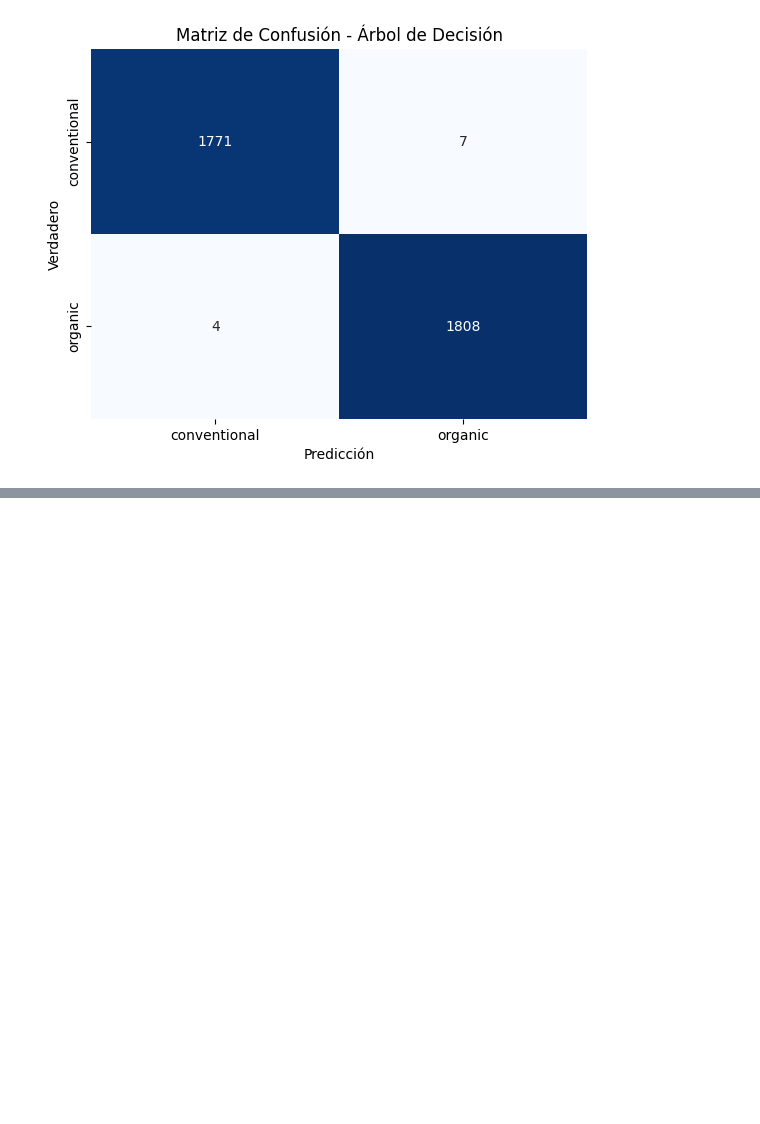
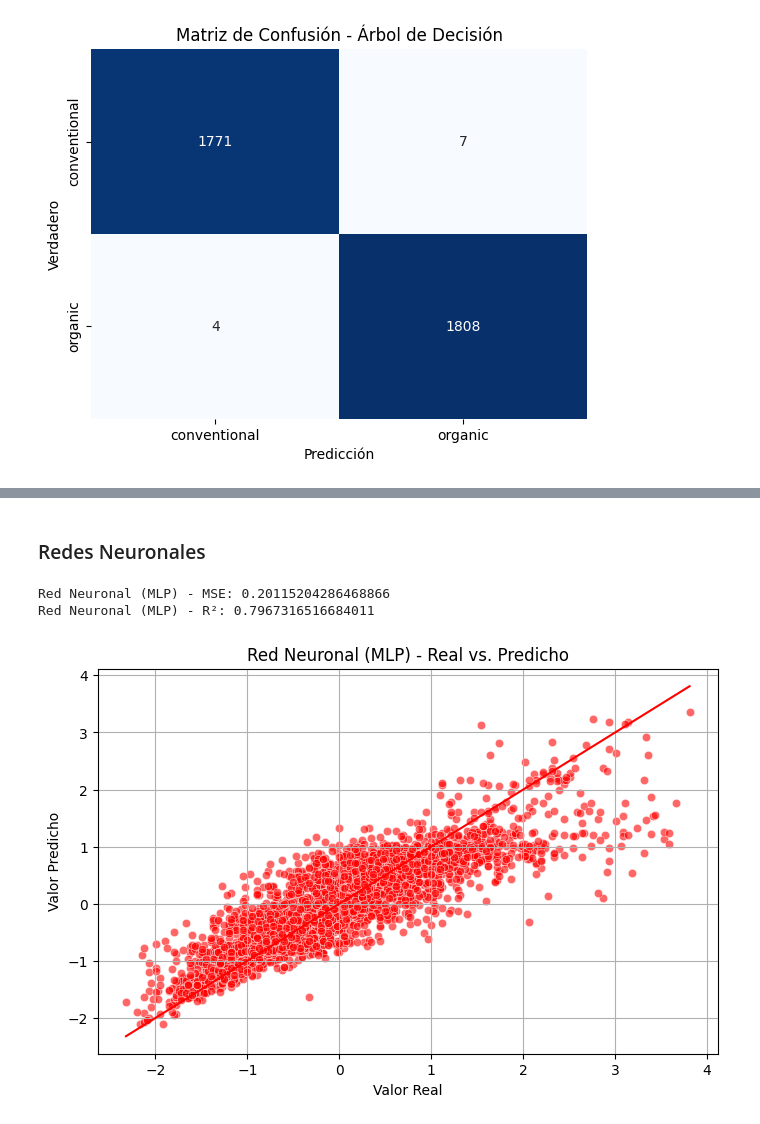
Before and after one commit to JhonnyGod/CienciaDeDatos-Proyecto2, a Jupyter notebook: proyecto2.ipynb, the cells around one changed output, grey strips where cells are left out. Cells and saved outputs as stored; diff of their text form; code cells hidden in the pictures; blank space fills up the shorter version.

```diff
--- a/proyecto2.ipynb
+++ b/proyecto2.ipynb
@@ -704,0 +765,29 @@ plt.show()
+# %% [markdown]
+### Redes Neuronales
+# %%
+
+mlp = MLPRegressor(
+    hidden_layer_sizes=(100, 50),
+    activation='relu',
+    solver='adam',
+    max_iter=500,
+    random_state=42
+)
+mlp.fit(X_train, y_train)
+y_pred_mlp = mlp.predict(X_test)
+
+print("Red Neuronal (MLP) - MSE:", mean_squared_error(y_test, y_pred_mlp))
+print("Red Neuronal (MLP) - R²:", r2_score(y_test, y_pred_mlp))
+
+plt.figure(figsize=(8, 5))
+sns.scatterplot(x=y_test, y=y_pred_rf, alpha=0.6, color='red')
+plt.xlabel("Valor Real")
+plt.ylabel("Valor Predicho")
+plt.title("Red Neuronal (MLP) - Real vs. Predicho")
+plt.plot([y_test.min(), y_test.max()], [y_test.min(), y_test.max()], color='red')
+plt.grid(True)
+plt.show()
+# %% [output]
+Red Neuronal (MLP) - MSE: 0.20115204286468866
+Red Neuronal (MLP) - R²: 0.7967316516684011
+[figure, added]
```
Also changed, not shown: parts of 22 cells of this notebook.
